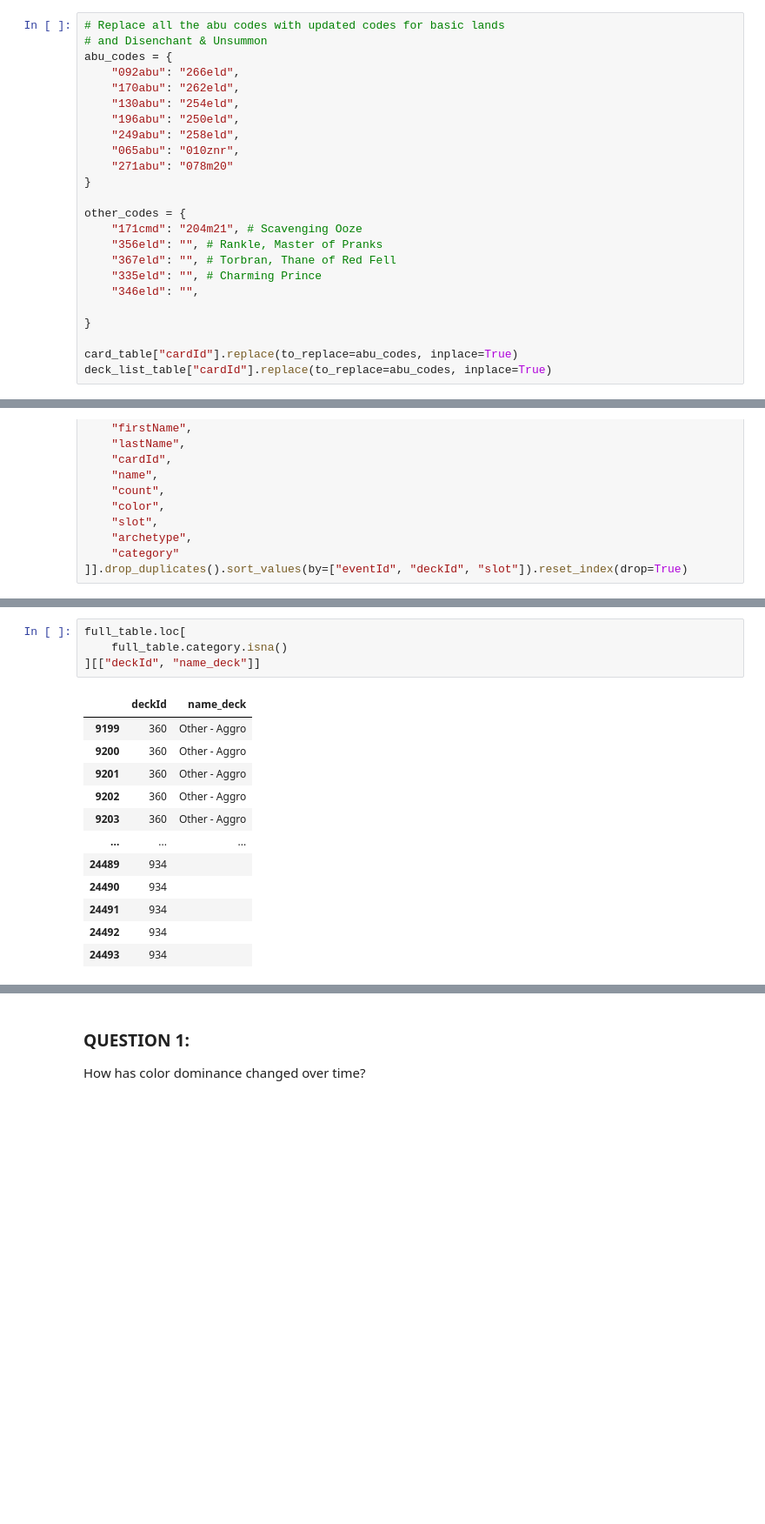
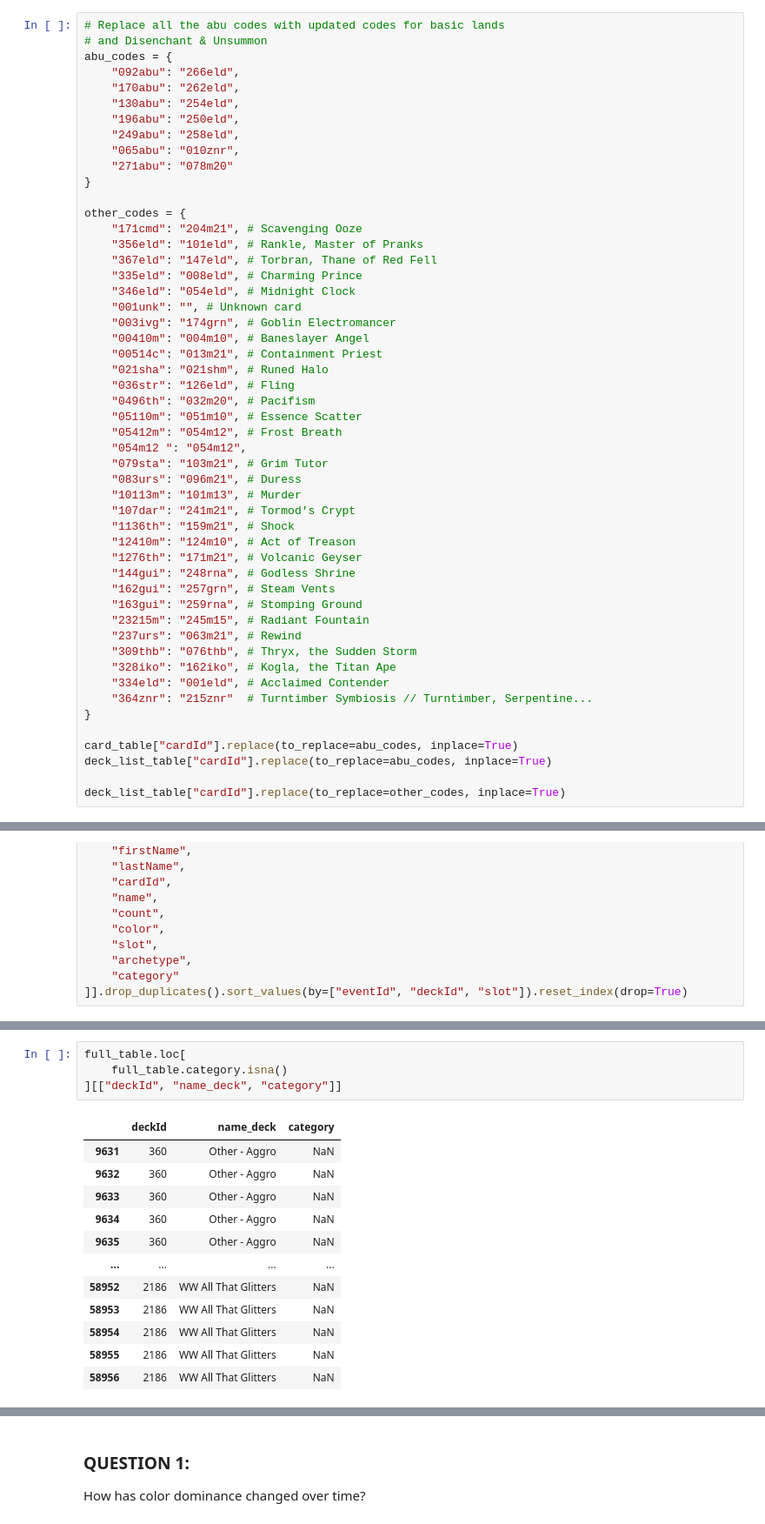
Before and after one commit to greg-martinez44/mtg_scraper, a Jupyter notebook: mtg_plotter/Plotting.ipynb, the cells around one changed output, grey strips where cells are left out. Shown at 87% size. Cells and saved outputs as stored; diff of their text form; blank space fills up the shorter version.

```diff
--- a/mtg_plotter/Plotting.ipynb
+++ b/mtg_plotter/Plotting.ipynb
@@ -213,12 +113,39 @@ abu_codes = {
 
 other_codes = {
     "171cmd": "204m21", # Scavenging Ooze
-    "356eld": "", # Rankle, Master of Pranks
-    "367eld": "", # Torbran, Thane of Red Fell
-    "335eld": "", # Charming Prince
-    "346eld": "",
-
+    "356eld": "101eld", # Rankle, Master of Pranks
+    "367eld": "147eld", # Torbran, Thane of Red Fell
+    "335eld": "008eld", # Charming Prince
+    "346eld": "054eld", # Midnight Clock
+    "001unk": "", # Unknown card
+    "003ivg": "174grn", # Goblin Electromancer
+    "00410m": "004m10", # Baneslayer Angel
+    "00514c": "013m21", # Containment Priest
+    "021sha": "021shm", # Runed Halo
+    "036str": "126eld", # Fling
+    "0496th": "032m20", # Pacifism
+    "05110m": "051m10", # Essence Scatter
+    "05412m": "054m12", # Frost Breath
+    "054m12 ": "054m12",
+    "079sta": "103m21", # Grim Tutor
+    "083urs": "096m21", # Duress
+    "10113m": "101m13", # Murder
+    "107dar": "241m21", # Tormod's Crypt
+    "1136th": "159m21", # Shock
+    "12410m": "124m10", # Act of Treason
+    "1276th": "171m21", # Volcanic Geyser
+    "144gui": "248rna", # Godless Shrine
+    "162gui": "257grn", # Steam Vents
+    "163gui": "259rna", # Stomping Ground
+    "23215m": "245m15", # Radiant Fountain
+    "237urs": "063m21", # Rewind
+    "309thb": "076thb", # Thryx, the Sudden Storm
+    "328iko": "162iko", # Kogla, the Titan Ape
+    "334eld": "001eld", # Acclaimed Contender
+    "364znr": "215znr"  # Turntimber Symbiosis // Turntimber, Serpentine...
 }
 
 card_table["cardId"].replace(to_replace=abu_codes, inplace=True)
 deck_list_table["cardId"].replace(to_replace=abu_codes, inplace=True)
+
+deck_list_table["cardId"].replace(to_replace=other_codes, inplace=True)
@@ -358,17 +346,17 @@ full_table.loc[
 # %%
 full_table.loc[
     full_table.category.isna()
-][["deckId", "name_deck"]]
+][["deckId", "name_deck", "category"]]
 # %% [output]
-|  | deckId | name_deck |
-| 9199 | 360 | Other - Aggro |
-| 9200 | 360 | Other - Aggro |
-| 9201 | 360 | Other - Aggro |
-| 9202 | 360 | Other - Aggro |
-| 9203 | 360 | Other - Aggro |
-| ... | ... | ... |
-| 24489 | 934 |  |
-| 24490 | 934 |  |
-| 24491 | 934 |  |
-| 24492 | 934 |  |
-| 24493 | 934 |  |
+|  | deckId | name_deck | category |
+| 9631 | 360 | Other - Aggro | NaN |
+| 9632 | 360 | Other - Aggro | NaN |
+| 9633 | 360 | Other - Aggro | NaN |
+| 9634 | 360 | Other - Aggro | NaN |
+| 9635 | 360 | Other - Aggro | NaN |
+| ... | ... | ... | ... |
+| 58952 | 2186 | WW All That Glitters | NaN |
+| 58953 | 2186 | WW All That Glitters | NaN |
+| 58954 | 2186 | WW All That Glitters | NaN |
+| 58955 | 2186 | WW All That Glitters | NaN |
+| 58956 | 2186 | WW All That Glitters | NaN |
```
Also changed, not shown: parts of 21 cells of this notebook, 7 other files.
